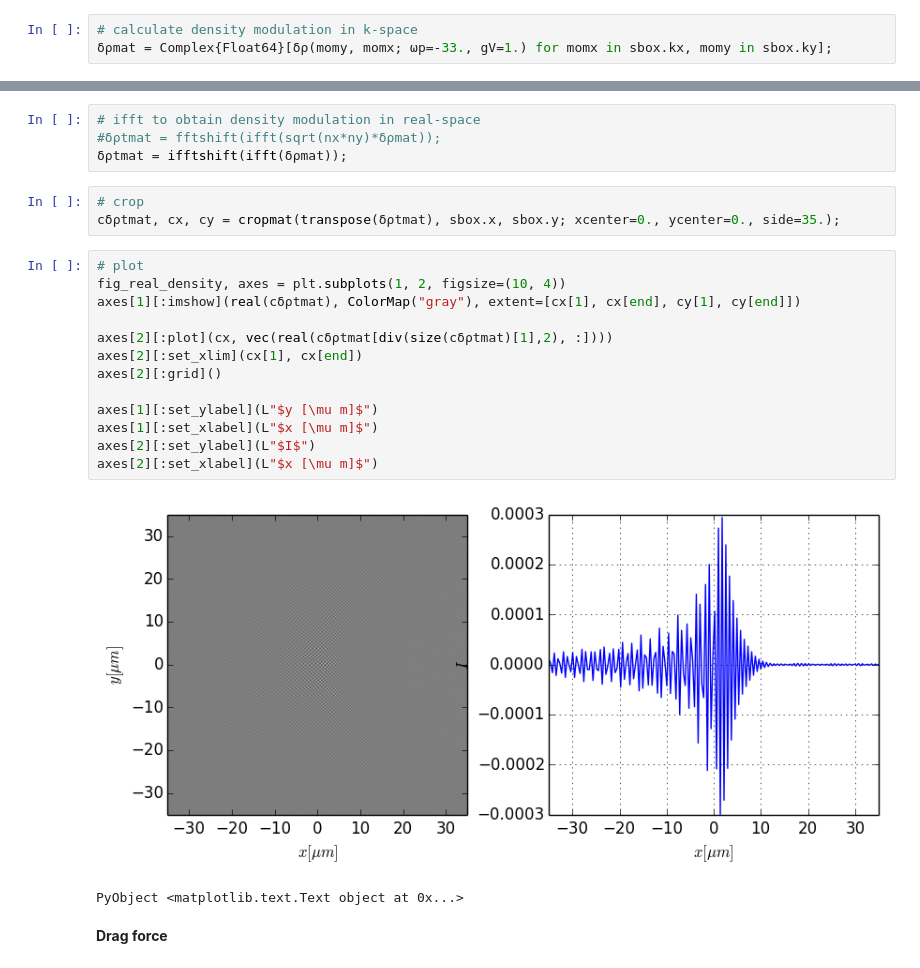
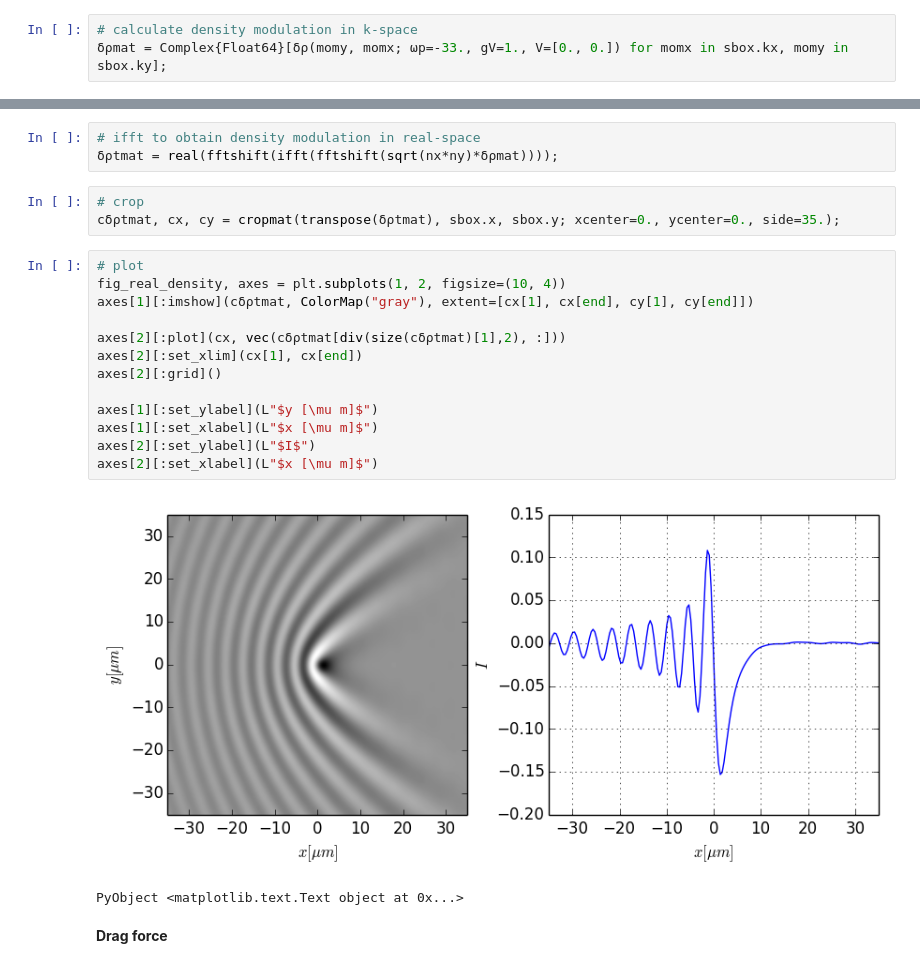
Before and after one commit to berceanu/notebooks, a Jupyter notebook: julia/1pump-responsef.ipynb, the cells around one changed output, grey strips where cells are left out. Cells and saved outputs as stored; diff of their text form.

```diff
--- a/julia/1pump-responsef.ipynb
+++ b/julia/1pump-responsef.ipynb
@@ -192,33 +190,32 @@ $$f_{d}(q) = g_V \exp\left[-\frac{\sigma^{2}}{2}q^{2}\right]$$
 $$\delta\rho(q,-Vq)=\chi(q,-Vq)f_{d}(q)$$
 # %%
 # calculate density modulation in k-space
-δρmat = Complex{Float64}[δρ(momy, momx; ωp=-33., gV=1.) for momx in sbox.kx, momy in sbox.ky];
+δρmat = Complex{Float64}[δρ(momy, momx; ωp=-33., gV=1., V=[0., 0.]) for momx in sbox.kx, momy in sbox.ky];
 # %% [markdown]
 $$\delta\tilde{\rho}(\hat{r})=\int dqe^{iq\hat{r}}\delta\rho(q,-Vq)$$
 # %% [markdown]
 $$\left|\tilde{\psi}(r,t)\right|^{2}=\frac{n_{p}}{g\left|X_{p}\right|^{2}}\left[1+\delta\tilde{\rho}(r,t)\right]$$
 # %%
 # ifft to obtain density modulation in real-space
-#δρtmat = fftshift(ifft(sqrt(nx*ny)*δρmat));
-δρtmat = ifftshift(ifft(δρmat));
+δρtmat = real(fftshift(ifft(fftshift(sqrt(nx*ny)*δρmat))));
 # %%
 # crop
 cδρtmat, cx, cy = cropmat(transpose(δρtmat), sbox.x, sbox.y; xcenter=0., ycenter=0., side=35.);
 # %%
 # plot
 fig_real_density, axes = plt.subplots(1, 2, figsize=(10, 4))
-axes[1][:imshow](real(cδρtmat), ColorMap("gray"), extent=[cx[1], cx[end], cy[1], cy[end]])
+axes[1][:imshow](cδρtmat, ColorMap("gray"), extent=[cx[1], cx[end], cy[1], cy[end]])
 
-axes[2][:plot](cx, vec(real(cδρtmat[div(size(cδρtmat)[1],2), :])))
+axes[2][:plot](cx, vec(cδρtmat[div(size(cδρtmat)[1],2), :]))
 axes[2][:set_xlim](cx[1], cx[end])
 axes[2][:grid]()
 
 axes[1][:set_ylabel](L"$y [\mu m]$")
 axes[1][:set_xlabel](L"$x [\mu m]$")
 axes[2][:set_ylabel](L"$I$")
 axes[2][:set_xlabel](L"$x [\mu m]$")
 # %% [output]
-[figure, old version]
+[figure, new version]
 PyObject <matplotlib.text.Text object at 0x...>
 # %% [markdown]
 **Drag force**
```
Also changed, not shown: parts of 7 cells of this notebook, 1 other file.
